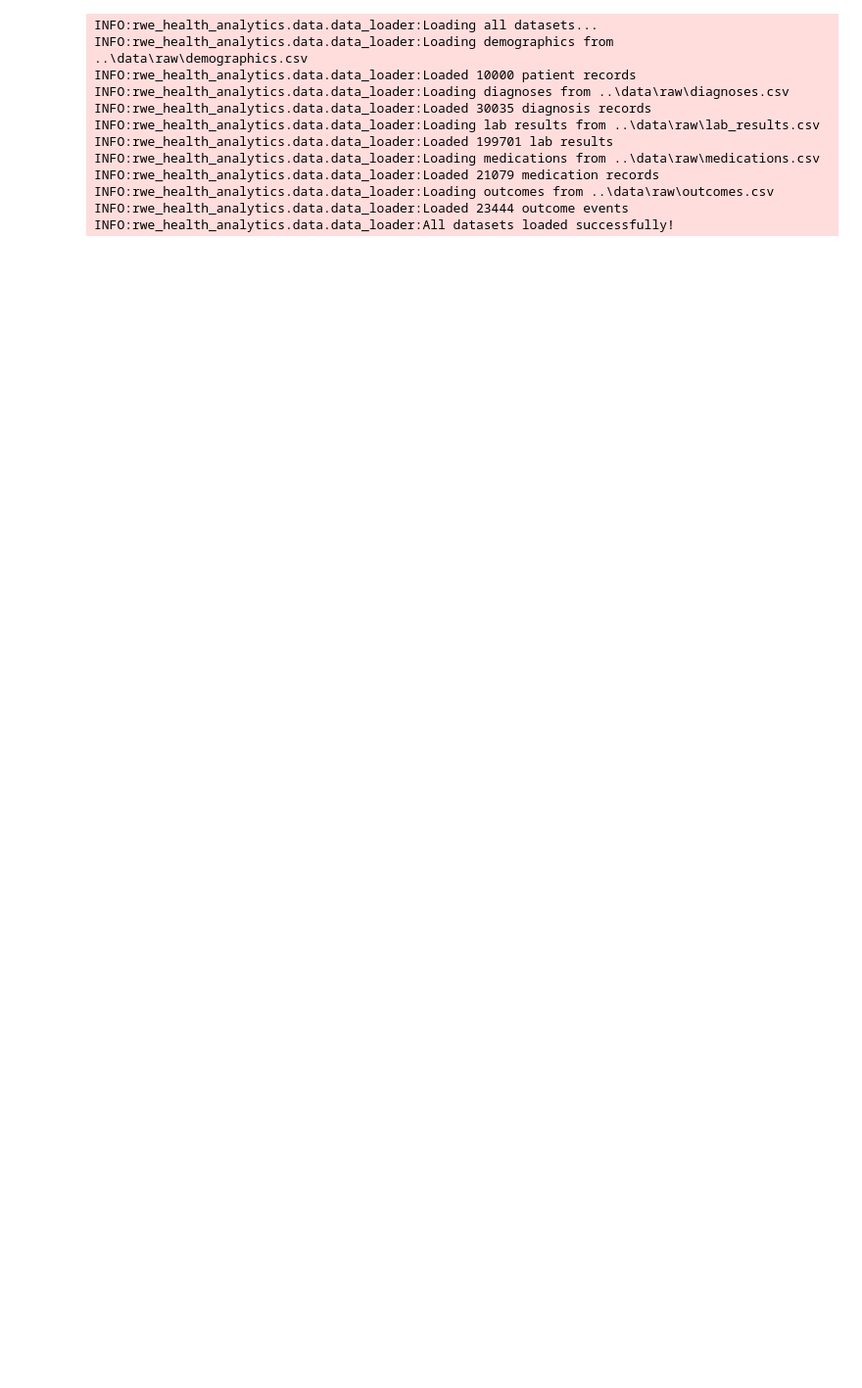
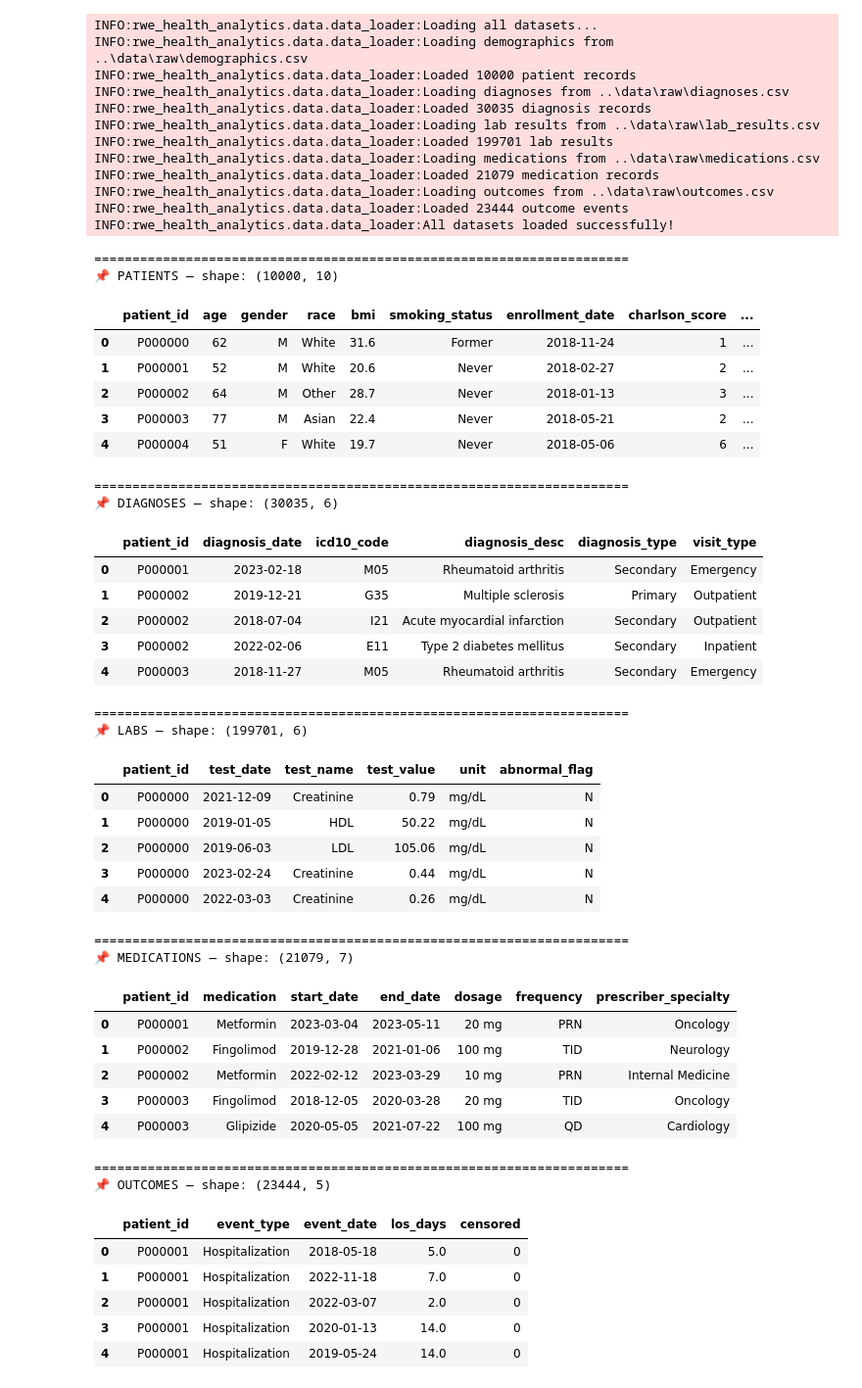
Before and after one commit to Finarosalina/rwe-health-analytics, a Jupyter notebook: notebooks/01_exploratory_eda.ipynb, the cells around one changed output. Shown at 98% size. Drawn from its saved outputs; the diff is of its cells as text; code cells hidden in the pictures; blank space fills up the shorter version.

```diff
--- a/notebooks/01_exploratory_eda.ipynb
+++ b/notebooks/01_exploratory_eda.ipynb
@@ -35,3 +41,57 @@ INFO:rwe_health_analytics.data.data_loader:Loaded 21079 medication records
 INFO:rwe_health_analytics.data.data_loader:Loading outcomes from ..\data\raw\outcomes.csv
 INFO:rwe_health_analytics.data.data_loader:Loaded 23444 outcome events
 INFO:rwe_health_analytics.data.data_loader:All datasets loaded successfully!
+# %%
+datasets = {
+    "patients": patients,
+    "diagnoses": diagnoses,
+    "labs": labs,
+    "medications": meds,
+    "outcomes": outcomes
+}
+
+for name, df in datasets.items():
+    print("="*70)
+    print(f" {name.upper()} — shape: {df.shape}")
+    display(df.head())
+# %% [output]
+======================================================================
+📌 PATIENTS — shape: (10000, 10)
+|  | patient_id | age | gender | race | bmi | smoking_status | enrollment_date | charlson_score | ... |
+| 0 | P000000 | 62 | M | White | 31.6 | Former | 2018-11-24 | 1 | ... |
+| 1 | P000001 | 52 | M | White | 20.6 | Never | 2018-02-27 | 2 | ... |
+| 2 | P000002 | 64 | M | Other | 28.7 | Never | 2018-01-13 | 3 | ... |
+| 3 | P000003 | 77 | M | Asian | 22.4 | Never | 2018-05-21 | 2 | ... |
+| 4 | P000004 | 51 | F | White | 19.7 | Never | 2018-05-06 | 6 | ... |
+======================================================================
+📌 DIAGNOSES — shape: (30035, 6)
+|  | patient_id | diagnosis_date | icd10_code | diagnosis_desc | diagnosis_type | visit_type |
+| 0 | P000001 | 2023-02-18 | M05 | Rheumatoid arthritis | Secondary | Emergency |
+| 1 | P000002 | 2019-12-21 | G35 | Multiple sclerosis | Primary | Outpatient |
+| 2 | P000002 | 2018-07-04 | I21 | Acute myocardial infarction | Secondary | Outpatient |
+| 3 | P000002 | 2022-02-06 | E11 | Type 2 diabetes mellitus | Secondary | Inpatient |
+| 4 | P000003 | 2018-11-27 | M05 | Rheumatoid arthritis | Secondary | Emergency |
+======================================================================
+📌 LABS — shape: (199701, 6)
+|  | patient_id | test_date | test_name | test_value | unit | abnormal_flag |
+| 0 | P000000 | 2021-12-09 | Creatinine | 0.79 | mg/dL | N |
+| 1 | P000000 | 2019-01-05 | HDL | 50.22 | mg/dL | N |
+| 2 | P000000 | 2019-06-03 | LDL | 105.06 | mg/dL | N |
+| 3 | P000000 | 2023-02-24 | Creatinine | 0.44 | mg/dL | N |
+| 4 | P000000 | 2022-03-03 | Creatinine | 0.26 | mg/dL | N |
+======================================================================
+📌 MEDICATIONS — shape: (21079, 7)
+|  | patient_id | medication | start_date | end_date | dosage | frequency | prescriber_specialty |
+| 0 | P000001 | Metformin | 2023-03-04 | 2023-05-11 | 20 mg | PRN | Oncology |
+| 1 | P000002 | Fingolimod | 2019-12-28 | 2021-01-06 | 100 mg | TID | Neurology |
+| 2 | P000002 | Metformin | 2022-02-12 | 2023-03-29 | 10 mg | PRN | Internal Medicine |
+| 3 | P000003 | Fingolimod | 2018-12-05 | 2020-03-28 | 20 mg | TID | Oncology |
+| 4 | P000003 | Glipizide | 2020-05-05 | 2021-07-22 | 100 mg | QD | Cardiology |
+======================================================================
+📌 OUTCOMES — shape: (23444, 5)
+|  | patient_id | event_type | event_date | los_days | censored |
+| 0 | P000001 | Hospitalization | 2018-05-18 | 5.0 | 0 |
+| 1 | P000001 | Hospitalization | 2022-11-18 | 7.0 | 0 |
+| 2 | P000001 | Hospitalization | 2022-03-07 | 2.0 | 0 |
+| 3 | P000001 | Hospitalization | 2020-01-13 | 14.0 | 0 |
+| 4 | P000001 | Hospitalization | 2019-05-24 | 14.0 | 0 |
```
Also changed, not shown: parts of 6 cells of this notebook.
